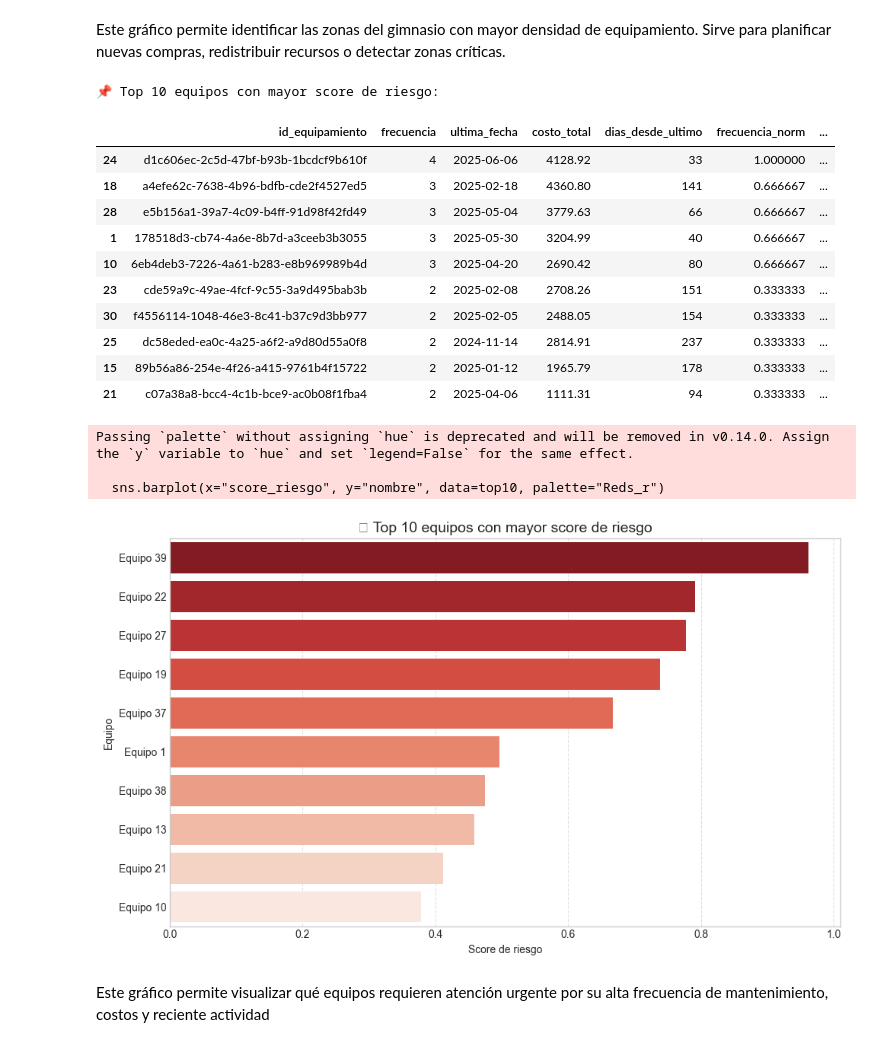
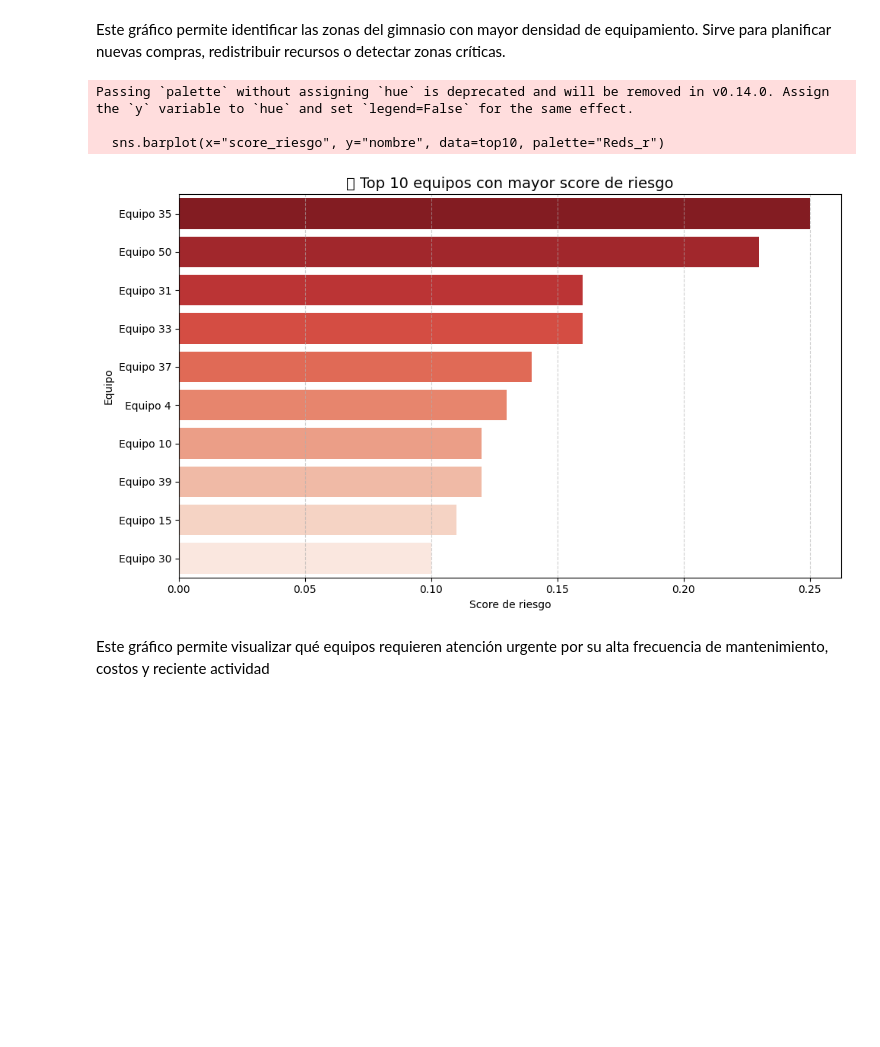
Before and after one commit to GFGaldeano/gym-master, a Jupyter notebook: ia/data_science/EDA/eda_equipamiento_mantenimiento.ipynb, the cells around one changed output. Drawn from its saved outputs; the diff is of its cells as text; code cells hidden in the pictures; blank space fills up the shorter version.

```diff
--- a/ia/data_science/EDA/eda_equipamiento_mantenimiento.ipynb
+++ b/ia/data_science/EDA/eda_equipamiento_mantenimiento.ipynb
@@ -338,42 +344,56 @@ Passing `palette` without assigning `hue` is deprecated and will be removed in v
 Este gráfico permite identificar las zonas del gimnasio con mayor densidad de equipamiento. Sirve para planificar nuevas compras, redistribuir recursos o detectar zonas críticas.
 # %%
 # 📊 Equipos con mayor score de riesgo de mantenimiento
-def grafico_score_riesgo(df_score, df_equipos):
-    if not df_score.empty:
-        # Vinculamos con nombres de los equipos
-        df_merge = df_score.merge(df_equipos[["id", "nombre"]], left_on="id_equipamiento", right_on="id", how="left")
+def calcular_score_riesgo(df_mantenimiento, df_equipos, modelo, mes_prediccion):
+    df = df_mantenimiento.copy()
+    df["fecha"] = pd.to_datetime(df["fecha"], errors="coerce")
+    df["mes"] = df["fecha"].dt.to_period("M").dt.to_timestamp()
 
-        # Top 10
-        top10 = df_merge.sort_values("score_riesgo", ascending=False).head(10)
+    equipos = df["id_equipamiento"].unique()
+    registros = []
 
-        plt.figure(figsize=(10, 6))
-        sns.barplot(x="score_riesgo", y="nombre", data=top10, palette="Reds_r")
-        plt.title("🔧 Top 10 equipos con mayor score de riesgo", fontsize=14)
-        plt.xlabel("Score de riesgo")
-        plt.ylabel("Equipo")
-        plt.grid(axis='x', linestyle='--', alpha=0.6)
-        plt.tight_layout()
-        plt.show()
+    for equipo in equipos:
+        df_eq = df[df["id_equipamiento"] == equipo]
+        historico = df_eq[df_eq["fecha"] < mes_prediccion]
 
-df_score = calcular_score_riesgo(df_mantenimiento)
+        if historico.empty:
+            continue
+
+        frecuencia = historico.shape[0]
+        dias_desde_ultimo = (mes_prediccion - historico["fecha"].max()).days
+        costo_total = historico["costo"].sum()
+        mes_actual = mes_prediccion.month
+
+        estado = df_equipos[df_equipos["id"] == equipo]["estado"].values[0] if not df_equipos[df_equipos["id"] == equipo].empty else "desconocido"
+
+        registros.append({
+            "id_equipamiento": equipo,
+            "frecuencia": frecuencia,
+            "dias_desde_ultimo": dias_desde_ultimo,
+            "costo_total": costo_total,
+            "mes_actual": mes_actual,
+            "estado": estado
+        })
+
+    df_pred = pd.DataFrame(registros)
+
+    # Eliminar estados no conocidos
+    df_pred = df_pred[df_pred["estado"].isin(le.classes_)]
+    df_pred["estado_encoded"] = le.transform(df_pred["estado"])
+
+    # Calcular score de riesgo
+    X_pred = df_pred[["frecuencia", "dias_desde_ultimo", "costo_total", "mes_actual", "estado_encoded"]]
+    df_pred["score_riesgo"] = modelo.predict_proba(X_pred)[:, 1]
+
+    return df_pred
+
+df_score = calcular_score_riesgo(df_mantenimiento, df_equipos, modelo_smote, pd.Timestamp("2025-07-01"))
 grafico_score_riesgo(df_score, df_equipos)
 # %% [output]
-📌 Top 10 equipos con mayor score de riesgo:
+Passing `palette` without assigning `hue` is deprecated and will be removed in v0.14.0. Assign the `y` variable to `hue` and set `legend=False` for the same effect.
+
+  sns.barplot(x="score_riesgo", y="nombre", data=top10, palette="Reds_r")
-|  | id_equipamiento | frecuencia | ultima_fecha | costo_total | dias_desde_ultimo | frecuencia_norm | ... |
-| 24 | d1c606ec-2c5d-47bf-b93b-1bcdcf9b610f | 4 | 2025-06-06 | 4128.92 | 33 | 1.000000 | ... |
-| 18 | a4efe62c-7638-4b96-bdfb-cde2f4527ed5 | 3 | 2025-02-18 | 4360.80 | 141 | 0.666667 | ... |
-| 28 | e5b156a1-39a7-4c09-b4ff-91d98f42fd49 | 3 | 2025-05-04 | 3779.63 | 66 | 0.666667 | ... |
-| 1 | 178518d3-cb74-4a6e-8b7d-a3ceeb3b3055 | 3 | 2025-05-30 | 3204.99 | 40 | 0.666667 | ... |
-| 10 | 6eb4deb3-7226-4a61-b283-e8b969989b4d | 3 | 2025-04-20 | 2690.42 | 80 | 0.666667 | ... |
-| 23 | cde59a9c-49ae-4fcf-9c55-3a9d495bab3b | 2 | 2025-02-08 | 2708.26 | 151 | 0.333333 | ... |
-| 30 | f4556114-1048-46e3-8c41-b37c9d3bb977 | 2 | 2025-02-05 | 2488.05 | 154 | 0.333333 | ... |
-| 25 | dc58eded-ea0c-4a25-a6f2-a9d80d55a0f8 | 2 | 2024-11-14 | 2814.91 | 237 | 0.333333 | ... |
-| 15 | 89b56a86-254e-4f26-a415-9761b4f15722 | 2 | 2025-01-12 | 1965.79 | 178 | 0.333333 | ... |
-| 21 | c07a38a8-bcc4-4c1b-bce9-ac0b08f1fba4 | 2 | 2025-04-06 | 1111.31 | 94 | 0.333333 | ... |
-Passing `palette` without assigning `hue` is deprecated and will be removed in v0.14.0. Assign the `y` variable to `hue` and set `legend=False` for the same effect.
-
-  sns.barplot(x="score_riesgo", y="nombre", data=top10, palette="Reds_r")
-[figure, old version]
+[figure, new version]
 # %% [markdown]
 Este gráfico permite visualizar qué equipos requieren atención urgente por su alta frecuencia de mantenimiento, costos y reciente actividad
 # %% [markdown]
```
Also changed, not shown: parts of 23 cells of this notebook, 1 other file.
